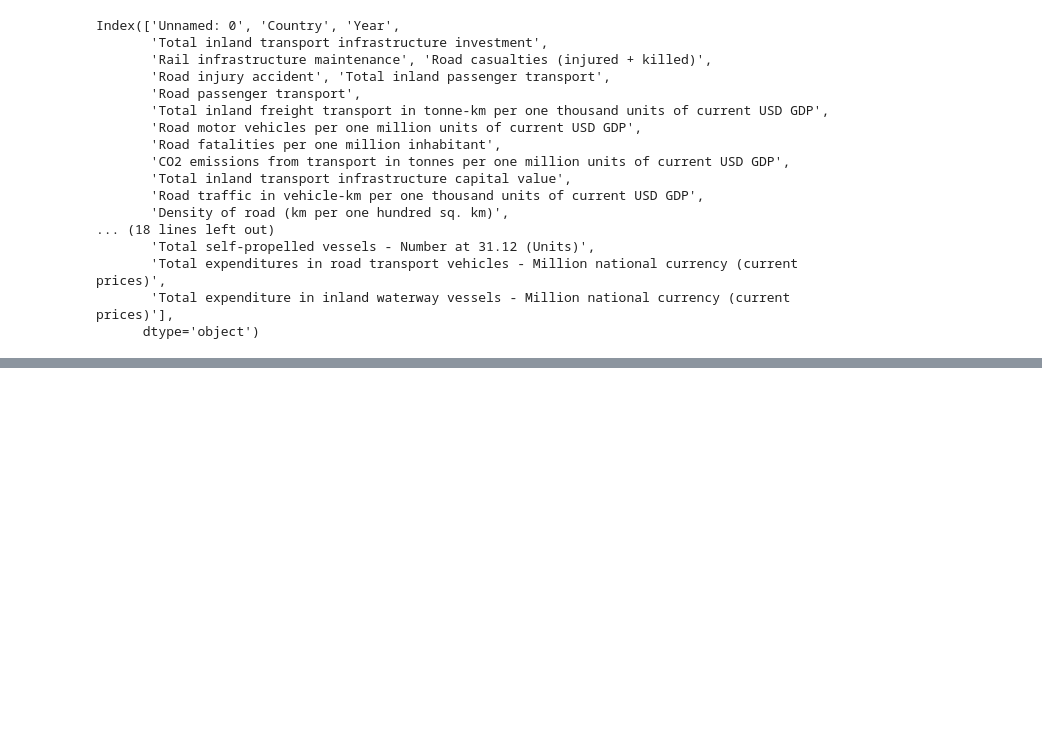
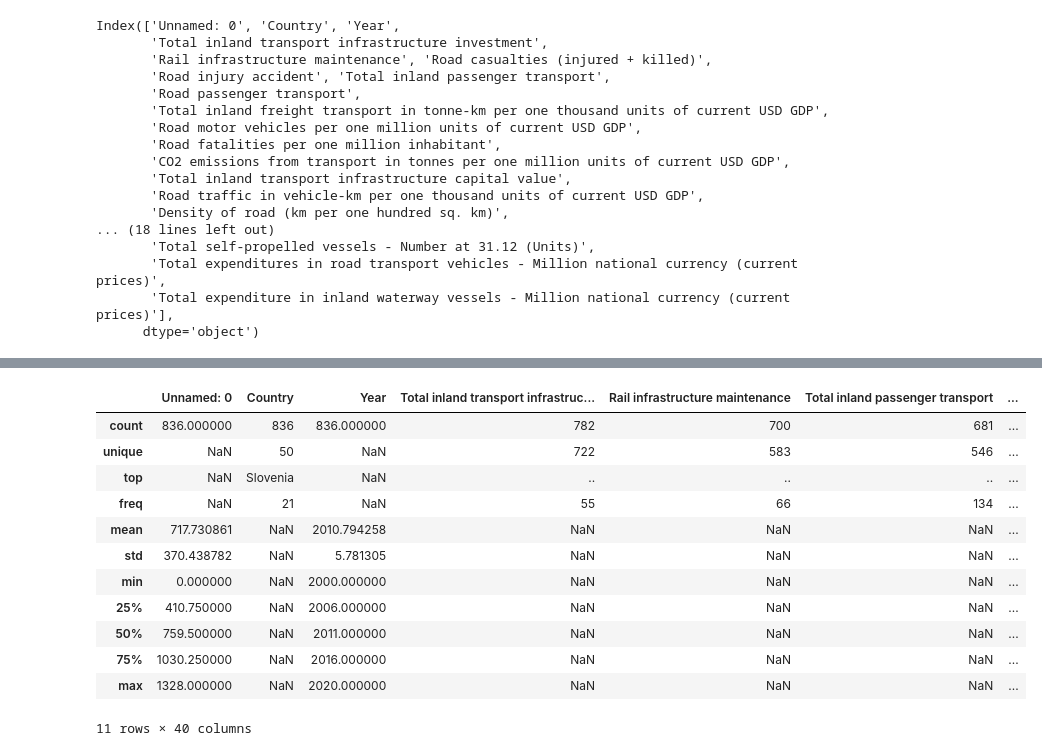
Before and after one commit to zeevSozin/data-science-project, a Jupyter notebook: dataCleaning.ipynb, the cells around one changed output, grey strips where cells are left out. Saved outputs shown, nothing was run; the diff lists cells and outputs as text; code cells hidden in the pictures; blank space fills up the shorter version.

```diff
--- a/dataCleaning.ipynb
+++ b/dataCleaning.ipynb
@@ -120,0 +138,2 @@ dtype: int64
+# %%
+MainDf_c1=MainDf.dropna(axis=0,thresh=15)
@@ -120,0 +160,16 @@ dtype: int64
+# %%
+MainDf_c1.describe(include='all')
+# %% [output]
+|  | Unnamed: 0 | Country | Year | Total inland transport infrastruc... | Rail infrastructure maintenance | Total inland passenger transport | ... |
+| count | 836.000000 | 836 | 836.000000 | 782 | 700 | 681 | ... |
+| unique | NaN | 50 | NaN | 722 | 583 | 546 | ... |
+| top | NaN | Slovenia | NaN | .. | .. | .. | ... |
+| freq | NaN | 21 | NaN | 55 | 66 | 134 | ... |
+| mean | 717.730861 | NaN | 2010.794258 | NaN | NaN | NaN | ... |
+| std | 370.438782 | NaN | 5.781305 | NaN | NaN | NaN | ... |
+| min | 0.000000 | NaN | 2000.000000 | NaN | NaN | NaN | ... |
+| 25% | 410.750000 | NaN | 2006.000000 | NaN | NaN | NaN | ... |
+| 50% | 759.500000 | NaN | 2011.000000 | NaN | NaN | NaN | ... |
+| 75% | 1030.250000 | NaN | 2016.000000 | NaN | NaN | NaN | ... |
+| max | 1328.000000 | NaN | 2020.000000 | NaN | NaN | NaN | ... |
+11 rows × 40 columns
```
Also changed, not shown: parts of 33 cells of this notebook, 1 other file.
